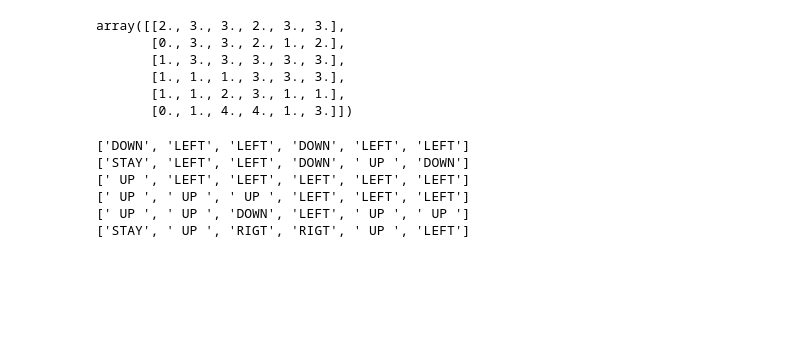
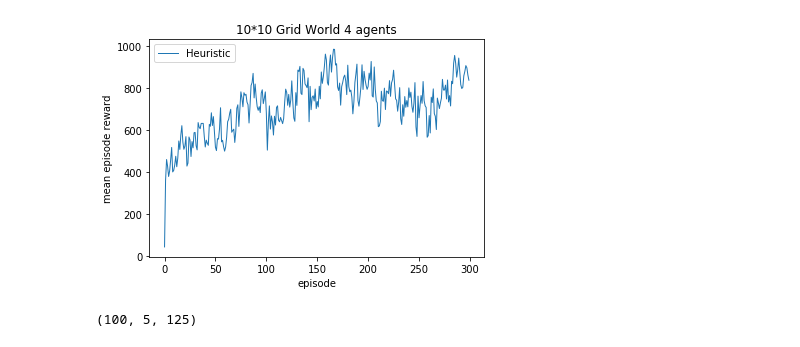
Before and after one commit to luciferkonn/MMDP, a Jupyter notebook: mmdp/main.ipynb, the cells around one changed output. Saved outputs shown, nothing was run; the diff lists cells and outputs as text; code cells hidden in the pictures; blank space fills up the shorter version.

```diff
--- a/mmdp/main.ipynb
+++ b/mmdp/main.ipynb
@@ -11,21 +11,15 @@ import sys
 sys.argv=['']; del sys
 parser = argparse.ArgumentParser(description='Multi-agent DDPG')
 # add argument
-parser.add_argument('--grid_size', default=6, type=int, help='the size of a grid world')
+parser.add_argument('--grid_size', default=5, type=int, help='the size of a grid world')
 parser.add_argument('--n_actions', default=5, type=int, help='total number of actions an agent can take')
 parser.add_argument('--filename', default=ROOT+'/data/pr.txt', type=str, help='Pick-up probability file')
-parser.add_argument('--n_agents', default=2, type=int, help='the number of agent play in the environment')
+parser.add_argument('--n_agents', default=1, type=int, help='the number of agent play in the environment')
 parser.add_argument('--runs', default=50, type=int, help='the number of times run the game')
 
 # parser args
 args = parser.parse_args()
-env = GridWorld(args=args, terminal_time=1000, reward_stay=-1, reward_hitwall=-20, reward_move=-1, reward_pick=1)
-rewards, q_value = mqlearning(args=args, env=env, episode_len=100, runs=args.runs)
+env = GridWorld(args=args, terminal_time=1000, reward_stay=-1, reward_hitwall=-2, reward_move=-1, reward_pick=2)
+rewards, q_value = mqlearning(args=args, env=env, episode_len=300, runs=args.runs)
 rewards /= args.runs
-plt.figure(1)
-plt.plot(rewards)
-plt.xlabel('Episodes')
-plt.ylabel('sum of rewards during episode')
-plt.legend()
-plt.show()
 # %% [output]
@@ -51,37 +43,15 @@ No handles with labels found to put in legend.
-# %%
-y = np.zeros((6, 6)).reshape(-1,1)
-for i in range(len(q_value[:, 0])):
-    y[i] = np.argmax(q_value[i,:])
-y.reshape(6,6)
-# %% [output]
-array([[2., 3., 3., 2., 3., 3.],
-       [0., 3., 3., 2., 1., 2.],
-       [1., 3., 3., 3., 3., 3.],
-       [1., 1., 1., 3., 3., 3.],
-       [1., 1., 2., 3., 1., 1.],
-       [0., 1., 4., 4., 1., 3.]])
-# %%
-z = []
-for i in range(6):
-    z.append([])
-    for j in range(6):
-        y = np.argmax(q_value[i*6+j, :])
-        if y == 0:
-            z[-1].append('STAY')
-        elif y == 1:
-            z[-1].append(' UP ')
-        elif y == 2:
-            z[-1].append('DOWN')
-        elif y == 3:
-            z[-1].append('LEFT')
-        elif y == 4:
-            z[-1].append('RIGT')
-for row in z:
-    print(row)
-# %% [output]
-['DOWN', 'LEFT', 'LEFT', 'DOWN', 'LEFT', 'LEFT']
-['STAY', 'LEFT', 'LEFT', 'DOWN', ' UP ', 'DOWN']
-[' UP ', 'LEFT', 'LEFT', 'LEFT', 'LEFT', 'LEFT']
-[' UP ', ' UP ', ' UP ', 'LEFT', 'LEFT', 'LEFT']
-[' UP ', ' UP ', 'DOWN', 'LEFT', ' UP ', ' UP ']
-['STAY', ' UP ', 'RIGT', 'RIGT', ' UP ', 'LEFT']
+# %%
+plt.figure(1)
+plt.plot((rewards-900)*4, label='Heuristic', linewidth=1)
+# plt.plot(rewards2, label='Multi agent Q-Learning', linewidth=1)
+plt.xlabel('episode')
+plt.ylabel('mean episode reward')
+plt.legend()
+plt.title('10*10 Grid World 4 agents')
+plt.show()
+# %% [output]
+[figure, added]
+# %%
+np.shape(q_value)
+# %% [output]
+(100, 5, 125)
```
Also changed, not shown: parts of 4 cells of this notebook, 8 other files.
